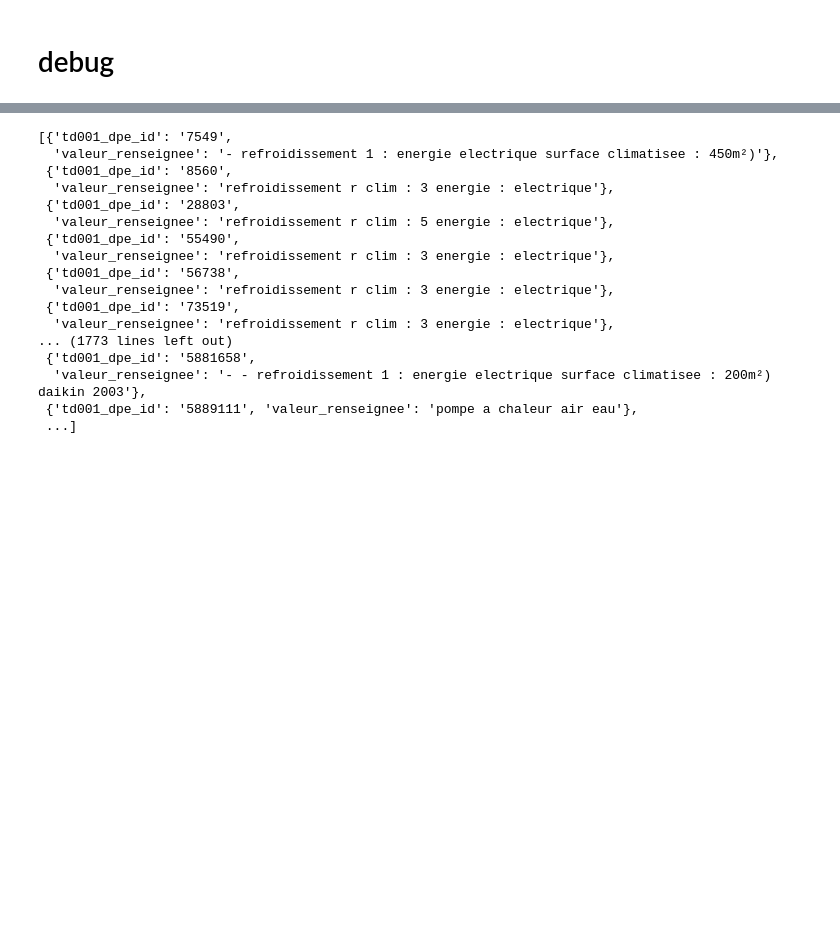
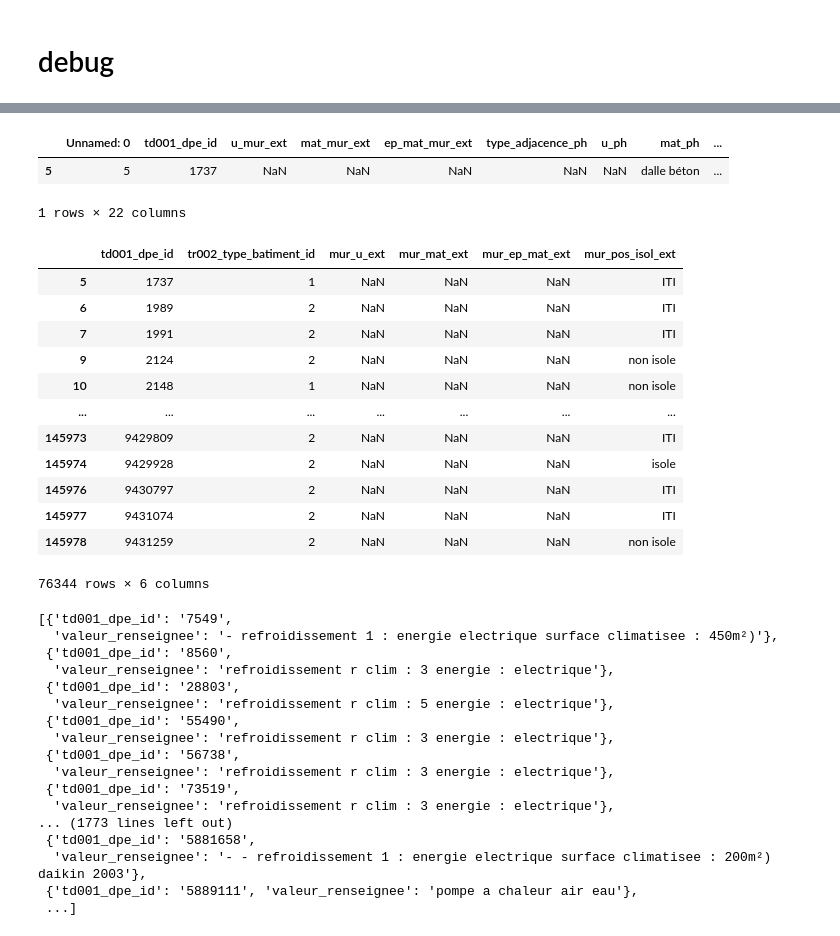
Before and after one commit to etalab/de-dpe-processing, a Jupyter notebook: data_processing_cstb/traitement_donnees_metier/dev pre 1948 elasticsearch-enveloppe.ipynb, the cells around one changed output, grey strips where cells are left out. Cells and saved outputs as stored; diff of their text form; code cells hidden in the pictures; blank space fills up the shorter version.

```diff
--- a/data_processing_cstb/traitement_donnees_metier/dev pre 1948 elasticsearch-enveloppe.ipynb
+++ b/data_processing_cstb/traitement_donnees_metier/dev pre 1948 elasticsearch-enveloppe.ipynb
@@ -21 +106,34 @@ from generate_dpe_annexes_scripts.utils import reload_package
+# %%
+td001 = pd.read_csv(dept_dir / 'td001_dpe.csv', dtype=str)
+td001 = td001.rename(columns={'id': 'td001_dpe_id'})
+gen_adv = pd.read_csv(annexe_dept_dir / 'td001_gen_agg_adv.csv', dtype=str)
+sys_adv = pd.read_csv(annexe_dept_dir / 'td001_sys_agg_adv.csv', dtype=str)
+env_surf = pd.read_csv(annexe_dept_dir / 'td001_enveloppe_surface_agg_annexe.csv', dtype=str)
+env_surf = env_surf.rename(columns={"Unnamed: 0": "td001_dpe_id"})
+env_adv = pd.read_csv(annexe_dept_dir / 'td001_env_agg_adv.csv', dtype=str)
+td001_cols = ['td001_dpe_id', 'numero_dpe', 'tr002_type_batiment_id', 'consommation_energie', 'estimation_ges',
+              'classe_consommation_energie', 'classe_estimation_ges']
+
+env_surf_cols = ['td001_dpe_id', 'perc_surf_vitree_ext']
+
+sys_cols = ['td001_dpe_id', 'type_installation_ch', 'type_energie_ch', 'gen_ch_lib_final',
+            'gen_ch_lib_principal', 'gen_ch_lib_appoint', 'is_ch_solaire', 'type_installation_ecs',
+            'type_energie_ecs', 'gen_ecs_lib_final',
+            'gen_ecs_lib_principal', 'gen_ecs_lib_appoint', 'is_ecs_solaire']
+
+gen_cols = ['td001_dpe_id', 'nom_methode_dpe_norm', 'type_ventilation',
+            'inertie', 'presence_climatisation', 'enr']
+env_cols = [ 'td001_dpe_id', 'u_mur_ext', 'mat_mur_ext',
+       'ep_mat_mur_ext', 'type_adjacence_ph', 'u_ph', 'mat_ph',
+       'type_adjacence_pb', 'u_pb', 'mat_pb', 'pos_isol_mur_ext',
+       'pos_isol_pb', 'pos_isol_ph', 'u_baie', 'fs_baie', 'type_vitrage_baie',
+       'remplissage_baie', 'mat_baie', 'orientation_baie',
+       'avancee_masque_max', 'presence_balcon']
+grnv = td001[td001_cols].drop_duplicates('numero_dpe', keep='last')
+grnv = grnv.merge(gen_adv[gen_cols], on='td001_dpe_id', how='left')
+grnv = grnv.merge(sys_adv[sys_cols], on='td001_dpe_id', how='left')
+grnv = grnv.merge(env_surf[env_surf_cols], on='td001_dpe_id', how='left')
+grnv = grnv.merge(env_adv[env_cols], on='td001_dpe_id', how='left')
+grnv = rename_dpe_table_light(grnv, reformat_gorenove=True)
+grnv = grnv.replace('indetermine',np.nan).replace('inconnu',np.nan)
 # %%
@@ -94,6 +142,0 @@ from generate_dpe_annexes_scripts.gorenove_scripts import *
-# %%
-grnv = td001[td001_cols].drop_duplicates('numero_dpe', keep='last')
-grnv = grnv.merge(gen_adv[gen_cols],on='td001_dpe_id',how='left')
-grnv = grnv.merge(sys_adv[sys_cols],on='td001_dpe_id',how='left')
-grnv = grnv.merge(env_surf[env_surf_cols],on='td001_dpe_id',how='left')
-grnv = grnv.merge(env[env_cols],on='td001_dpe_id',how='left')
@@ -104,4 +144,2 @@ grnv = rename_dpe_table_light(grnv,reformat_gorenove=True)
 
 grnv=grnv.astype({k:v for k,v in gorenove_types.items() if k in grnv})
-# %%
-grnv=grnv[sorted(grnv.columns)]
@@ -908,3 +1052,25 @@ td001[['periode_construction','annee_construction']]
+# %%
+env.loc[env.td001_dpe_id=='1737']
+# %% [output]
+|  | Unnamed: 0 | td001_dpe_id | u_mur_ext | mat_mur_ext | ep_mat_mur_ext | type_adjacence_ph | u_ph | mat_ph | ... |
+| 5 | 5 | 1737 | NaN | NaN | NaN | NaN | NaN | dalle béton | ... |
+1 rows × 22 columns
+# %%
+grnv.loc[grnv.nom_methode_dpe=='FACTURE'][[ 'td001_dpe_id', 'tr002_type_batiment_id']+[col for col in grnv if 'mur' in col]]
+# %% [output]
+|  | td001_dpe_id | tr002_type_batiment_id | mur_u_ext | mur_mat_ext | mur_ep_mat_ext | mur_pos_isol_ext |
+| 5 | 1737 | 1 | NaN | NaN | NaN | ITI |
+| 6 | 1989 | 2 | NaN | NaN | NaN | ITI |
+| 7 | 1991 | 2 | NaN | NaN | NaN | ITI |
+| 9 | 2124 | 2 | NaN | NaN | NaN | non isole |
+| 10 | 2148 | 1 | NaN | NaN | NaN | non isole |
+| ... | ... | ... | ... | ... | ... | ... |
+| 145973 | 9429809 | 2 | NaN | NaN | NaN | ITI |
+| 145974 | 9429928 | 2 | NaN | NaN | NaN | isole |
+| 145976 | 9430797 | 2 | NaN | NaN | NaN | ITI |
+| 145977 | 9431074 | 2 | NaN | NaN | NaN | ITI |
+| 145978 | 9431259 | 2 | NaN | NaN | NaN | non isole |
+76344 rows × 6 columns
 # %%
 dpe_list = td001_env.loc[td001_env.presence_climatisation_txt=='presence_climatisation'].td001_dpe_id.tolist()
 # %%
```
Also changed, not shown: parts of 42 cells of this notebook, 16 other files.
